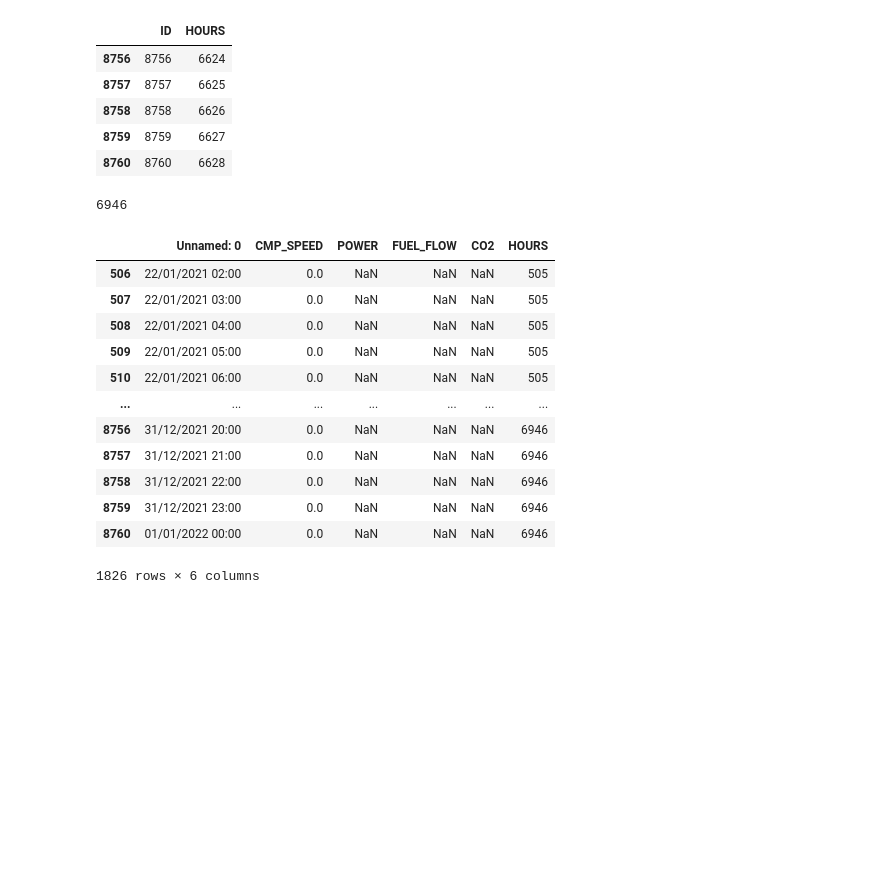
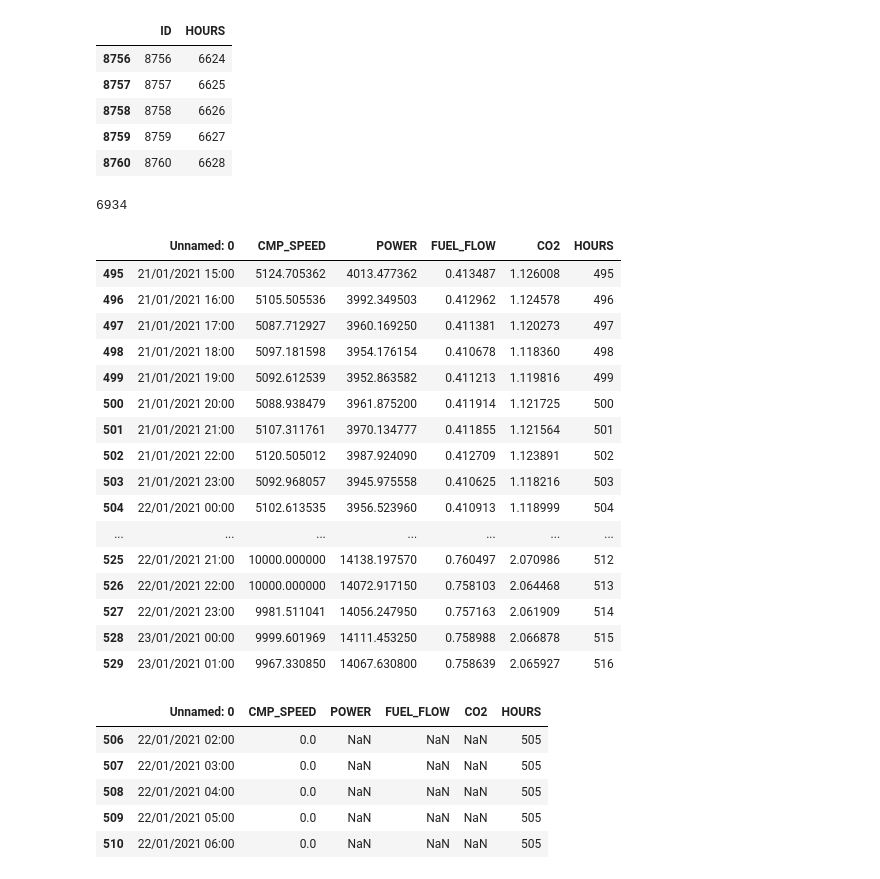
Before and after one commit to Stmark1/Visualization_Team_4, a Jupyter notebook: hours-challenge.ipynb, the cells around one changed output. Drawn from its saved outputs; the diff is of its cells as text; code cells hidden in the pictures; blank space fills up the shorter version.

Commit message:
Kaggle Notebook | Hours_challenge | Version 8

```diff
--- a/hours-challenge.ipynb
+++ b/hours-challenge.ipynb
@@ -95,11 +88,14 @@ HOURS = []
 # %%
 for i in ID:
     try:
-        if (Ancient_wasp_engine3.loc[i, "CMP_SPEED"] > 0) or (Ancient_wasp_engine3.loc[i+1, "CMP_SPEED"] > 0):
-            try:
+        if (Ancient_wasp_engine3.loc[i, "CMP_SPEED"] > 0):
+            if (Ancient_wasp_engine3.loc[i+1, "CMP_SPEED"] > 0):
+                try:
+                    HOURS.append(HOURS[-1] + 1)
+                except IndexError:
+                    HOURS.append(0)
+            else:
                 HOURS.append(HOURS[-1] + 1)
-            except IndexError:
-                HOURS.append(0)
         else:
             HOURS.append(HOURS[-1] + 0)
     except KeyError:
@@ -107,7 +103,7 @@ for i in ID:
 # %%
 HOURS[8760]
 # %% [output]
-6946
+6934
 # %%
 df = pd.DataFrame()
 # %%
@@ -119,19 +115,34 @@ df = df.set_index("ID")
 df.to_csv("hours_challenge.csv")
 # %%
 view = pd.concat([Ancient_wasp_engine3, df], axis=1)
+# %%
+pd.set_option('display.max_rows', None)
+# %%
+view.iloc[495:530]
+# %% [output]
+|  | Unnamed: 0 | CMP_SPEED | POWER | FUEL_FLOW | CO2 | HOURS |
+| 495 | 21/01/2021 15:00 | 5124.705362 | 4013.477362 | 0.413487 | 1.126008 | 495 |
+| 496 | 21/01/2021 16:00 | 5105.505536 | 3992.349503 | 0.412962 | 1.124578 | 496 |
+| 497 | 21/01/2021 17:00 | 5087.712927 | 3960.169250 | 0.411381 | 1.120273 | 497 |
+| 498 | 21/01/2021 18:00 | 5097.181598 | 3954.176154 | 0.410678 | 1.118360 | 498 |
+| 499 | 21/01/2021 19:00 | 5092.612539 | 3952.863582 | 0.411213 | 1.119816 | 499 |
+| 500 | 21/01/2021 20:00 | 5088.938479 | 3961.875200 | 0.411914 | 1.121725 | 500 |
+| 501 | 21/01/2021 21:00 | 5107.311761 | 3970.134777 | 0.411855 | 1.121564 | 501 |
+| 502 | 21/01/2021 22:00 | 5120.505012 | 3987.924090 | 0.412709 | 1.123891 | 502 |
+| 503 | 21/01/2021 23:00 | 5092.968057 | 3945.975558 | 0.410625 | 1.118216 | 503 |
+| 504 | 22/01/2021 00:00 | 5102.613535 | 3956.523960 | 0.410913 | 1.118999 | 504 |
+| ... | ... | ... | ... | ... | ... | ... |
+| 525 | 22/01/2021 21:00 | 10000.000000 | 14138.197570 | 0.760497 | 2.070986 | 512 |
+| 526 | 22/01/2021 22:00 | 10000.000000 | 14072.917150 | 0.758103 | 2.064468 | 513 |
+| 527 | 22/01/2021 23:00 | 9981.511041 | 14056.247950 | 0.757163 | 2.061909 | 514 |
+| 528 | 23/01/2021 00:00 | 9999.601969 | 14111.453250 | 0.758988 | 2.066878 | 515 |
+| 529 | 23/01/2021 01:00 | 9967.330850 | 14067.630800 | 0.758639 | 2.065927 | 516 |
 # %%
-view[view["CMP_SPEED"] == 0]
+view[view["CMP_SPEED"] == 0].head().tail()
 # %% [output]
 |  | Unnamed: 0 | CMP_SPEED | POWER | FUEL_FLOW | CO2 | HOURS |
 | 506 | 22/01/2021 02:00 | 0.0 | NaN | NaN | NaN | 505 |
 | 507 | 22/01/2021 03:00 | 0.0 | NaN | NaN | NaN | 505 |
 | 508 | 22/01/2021 04:00 | 0.0 | NaN | NaN | NaN | 505 |
 | 509 | 22/01/2021 05:00 | 0.0 | NaN | NaN | NaN | 505 |
 | 510 | 22/01/2021 06:00 | 0.0 | NaN | NaN | NaN | 505 |
-| ... | ... | ... | ... | ... | ... | ... |
-| 8756 | 31/12/2021 20:00 | 0.0 | NaN | NaN | NaN | 6946 |
-| 8757 | 31/12/2021 21:00 | 0.0 | NaN | NaN | NaN | 6946 |
-| 8758 | 31/12/2021 22:00 | 0.0 | NaN | NaN | NaN | 6946 |
-| 8759 | 31/12/2021 23:00 | 0.0 | NaN | NaN | NaN | 6946 |
-| 8760 | 01/01/2022 00:00 | 0.0 | NaN | NaN | NaN | 6946 |
-1826 rows × 6 columns
```
Also changed, not shown: parts of 3 cells of this notebook.
